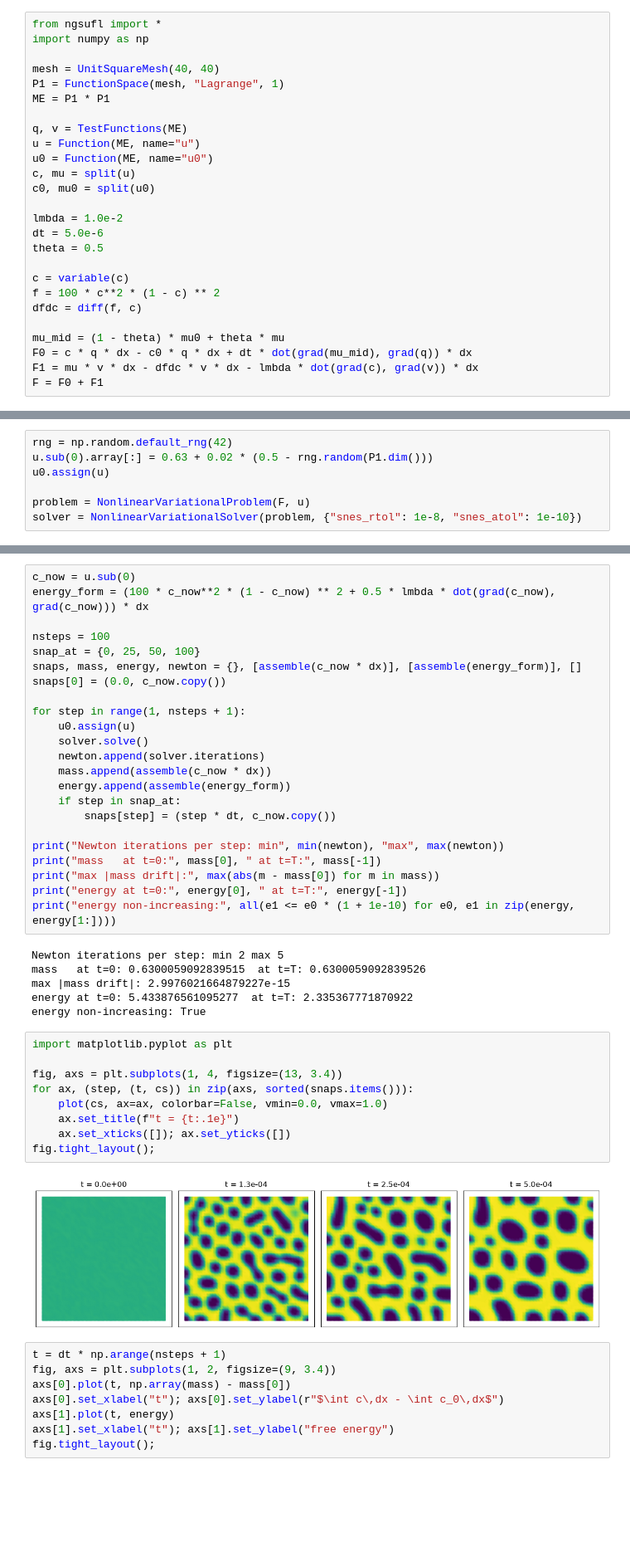
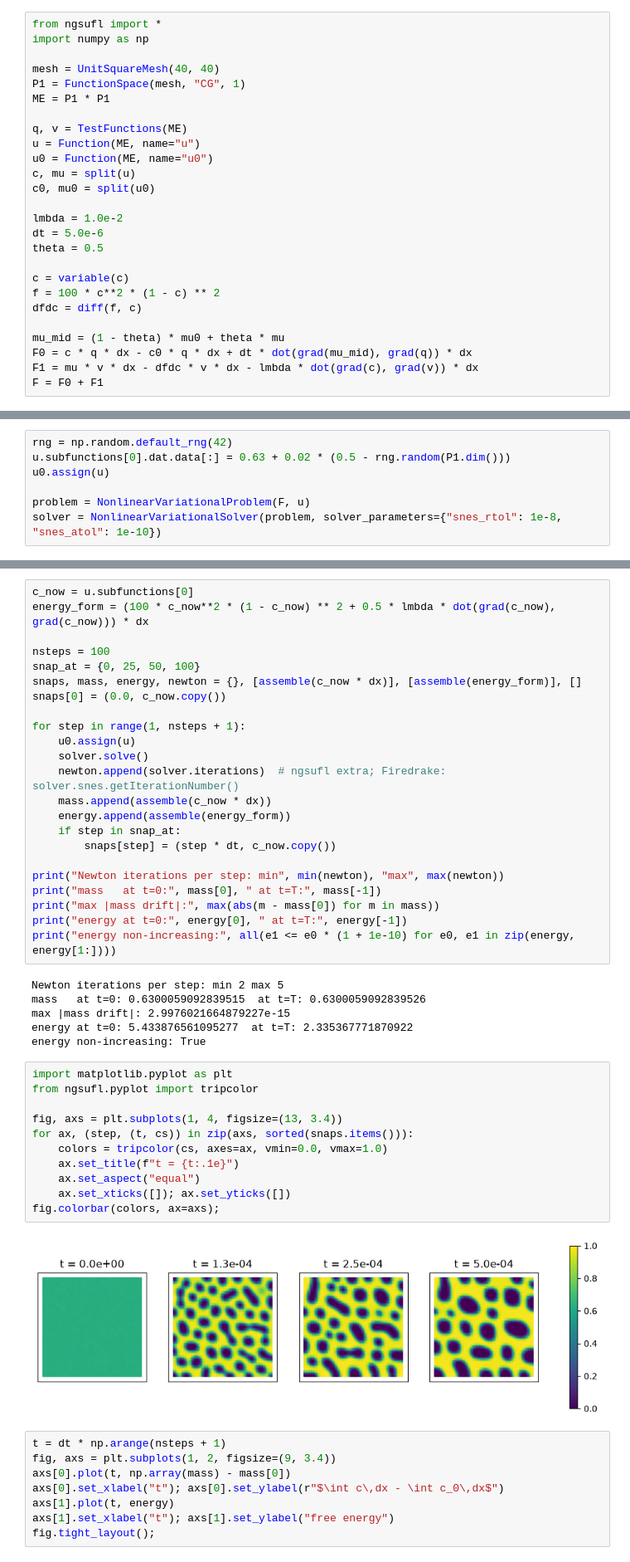
Before and after one commit to JSchoeberl/ngsufl, a Jupyter notebook: docs/tutorials/cahn_hilliard.ipynb, the cells around one changed output, grey strips where cells are left out. Shown at 83% size. Drawn from its saved outputs; the diff is of its cells as text; blank space fills up the shorter version.

```diff
--- a/docs/tutorials/cahn_hilliard.ipynb
+++ b/docs/tutorials/cahn_hilliard.ipynb
@@ -32,7 +34,7 @@ from ngsufl import *
 import numpy as np
 
 mesh = UnitSquareMesh(40, 40)
-P1 = FunctionSpace(mesh, "Lagrange", 1)
+P1 = FunctionSpace(mesh, "CG", 1)
 ME = P1 * P1
 
 q, v = TestFunctions(ME)
@@ -62,10 +64,10 @@ directly.
 # %%
 rng = np.random.default_rng(42)
-u.sub(0).array[:] = 0.63 + 0.02 * (0.5 - rng.random(P1.dim()))
+u.subfunctions[0].dat.data[:] = 0.63 + 0.02 * (0.5 - rng.random(P1.dim()))
 u0.assign(u)
 
 problem = NonlinearVariationalProblem(F, u)
-solver = NonlinearVariationalSolver(problem, {"snes_rtol": 1e-8, "snes_atol": 1e-10})
+solver = NonlinearVariationalSolver(problem, solver_parameters={"snes_rtol": 1e-8, "snes_atol": 1e-10})
 # %% [markdown]
 ## Time stepping
 
@@ -73,7 +75,7 @@ In each step we copy the current state into `u0` and solve for the new one.  A f
 solve of the mixed system also provides a consistent initial $\mu$ (it starts from zero).
 Mass and energy are monitored, and four snapshots of $c$ are stored.
 # %%
-c_now = u.sub(0)
+c_now = u.subfunctions[0]
 energy_form = (100 * c_now**2 * (1 - c_now) ** 2 + 0.5 * lmbda * dot(grad(c_now), grad(c_now))) * dx
 
 nsteps = 100
@@ -84,7 +86,7 @@ snaps[0] = (0.0, c_now.copy())
 for step in range(1, nsteps + 1):
     u0.assign(u)
     solver.solve()
-    newton.append(solver.iterations)
+    newton.append(solver.iterations)  # ngsufl extra; Firedrake: solver.snes.getIterationNumber()
     mass.append(assemble(c_now * dx))
     energy.append(assemble(energy_form))
     if step in snap_at:
@@ -103,15 +105,17 @@ energy at t=0: 5.433876561095277  at t=T: 2.335367771870922
 energy non-increasing: True
 # %%
 import matplotlib.pyplot as plt
+from ngsufl.pyplot import tripcolor
 
 fig, axs = plt.subplots(1, 4, figsize=(13, 3.4))
 for ax, (step, (t, cs)) in zip(axs, sorted(snaps.items())):
-    plot(cs, ax=ax, colorbar=False, vmin=0.0, vmax=1.0)
+    colors = tripcolor(cs, axes=ax, vmin=0.0, vmax=1.0)
     ax.set_title(f"t = {t:.1e}")
+    ax.set_aspect("equal")
     ax.set_xticks([]); ax.set_yticks([])
-fig.tight_layout();
+fig.colorbar(colors, ax=axs);
 # %% [output]
-[figure, old version]
+[figure, new version]
 # %%
 t = dt * np.arange(nsteps + 1)
 fig, axs = plt.subplots(1, 2, figsize=(9, 3.4))
```
Also changed, not shown: parts of 3 cells of this notebook, 52 other files.
